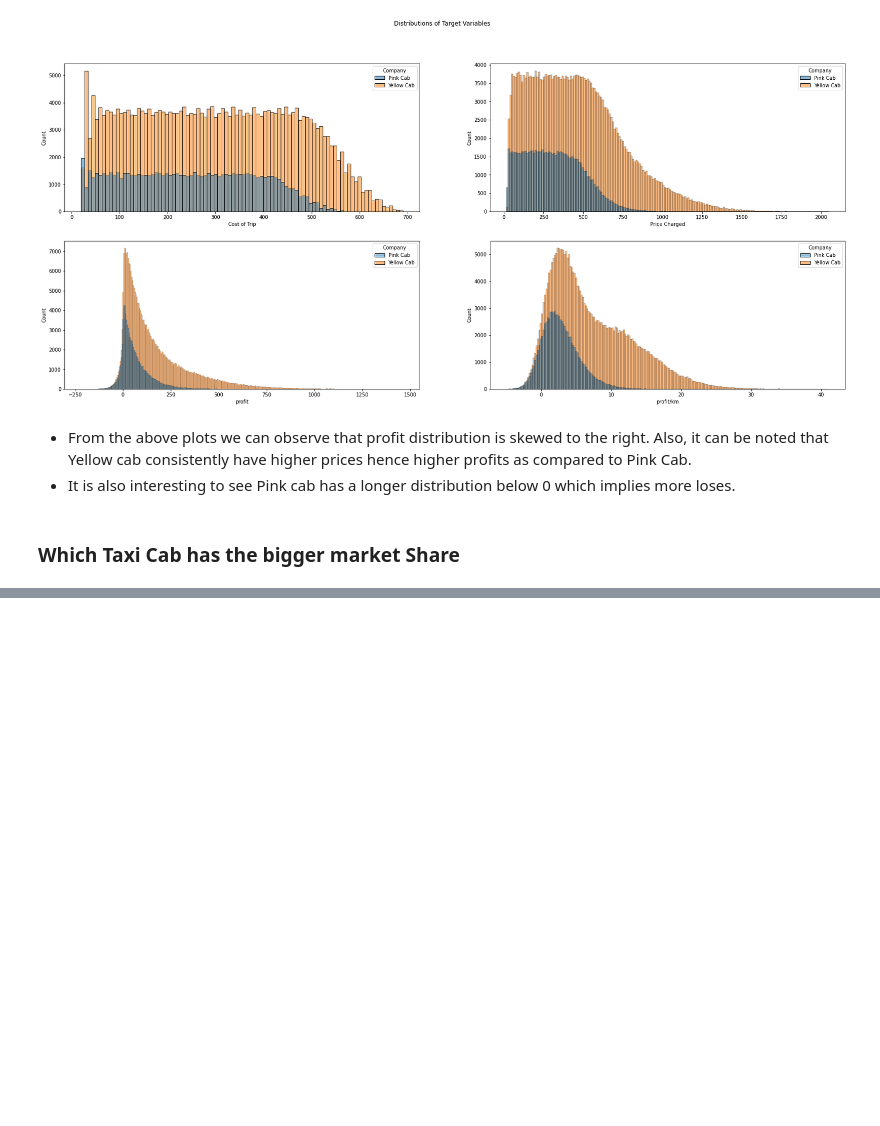
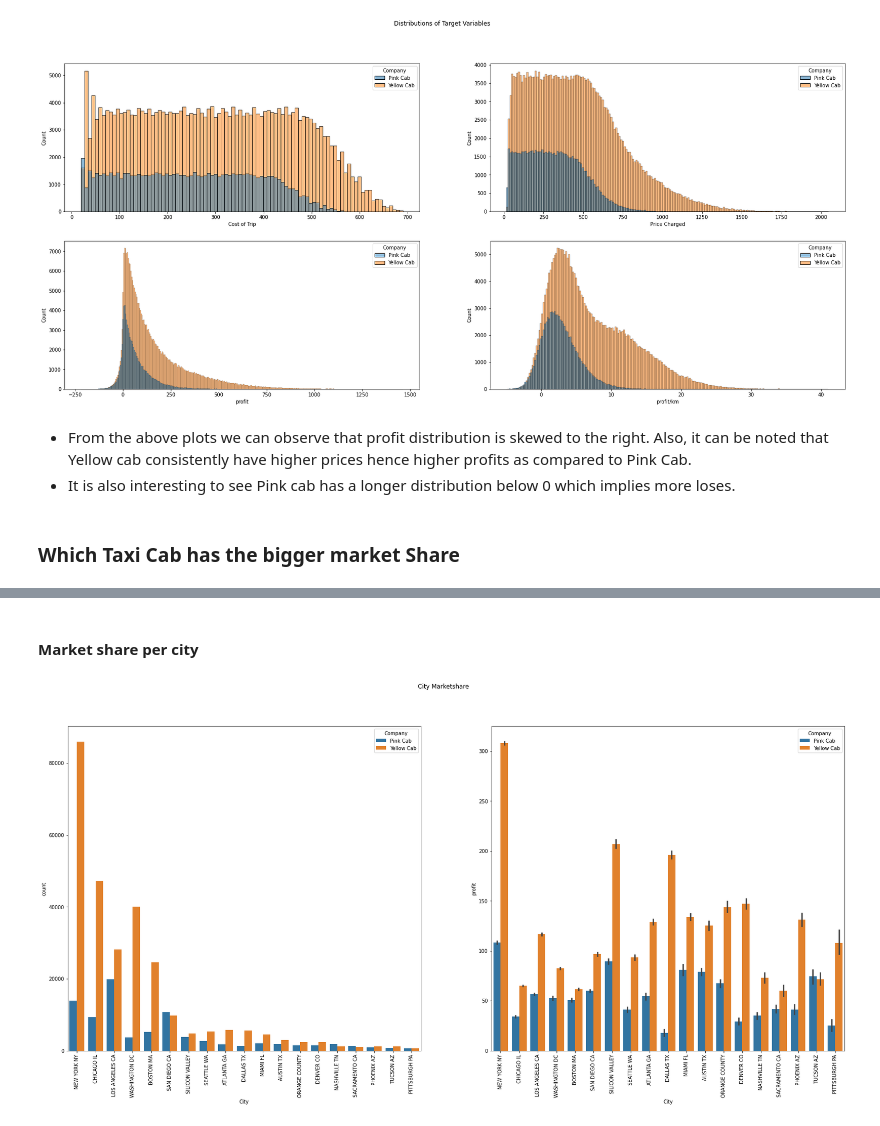
Before and after one commit to Jaeljane/Cab-Insight, a Jupyter notebook: Exploratory data analysis (Cab).ipynb, the cells around one changed output, grey strips where cells are left out. Cells and saved outputs as stored; diff of their text form; code cells hidden in the pictures; blank space fills up the shorter version.

Commit message:
Market share analysis

```diff
--- a/Exploratory data analysis (Cab).ipynb
+++ b/Exploratory data analysis (Cab).ipynb
@@ -81,0 +86,14 @@ sns.barplot(data=df, x='Company', y='profit', ci=None)
+# %% [markdown]
+#### Market share per city
+# %%
+plt.figure(figsize=[28, 12])
+plt.suptitle('Cities Marketshare')
+plt.subplot(1, 2, 1)
+sns.countplot(x='City', data=df, order = df['City'].value_counts().index, hue='Company')
+plt.xticks(rotation=90)
+
+plt.subplot(1, 2, 2)
+sns.barplot(data=df, x='City', y='profit', hue='Company', order = df['City'].value_counts().index)
+plt.xticks(rotation=90);
+# %% [output]
+[figure, added]
```
Also changed, not shown: parts of 9 cells of this notebook.
